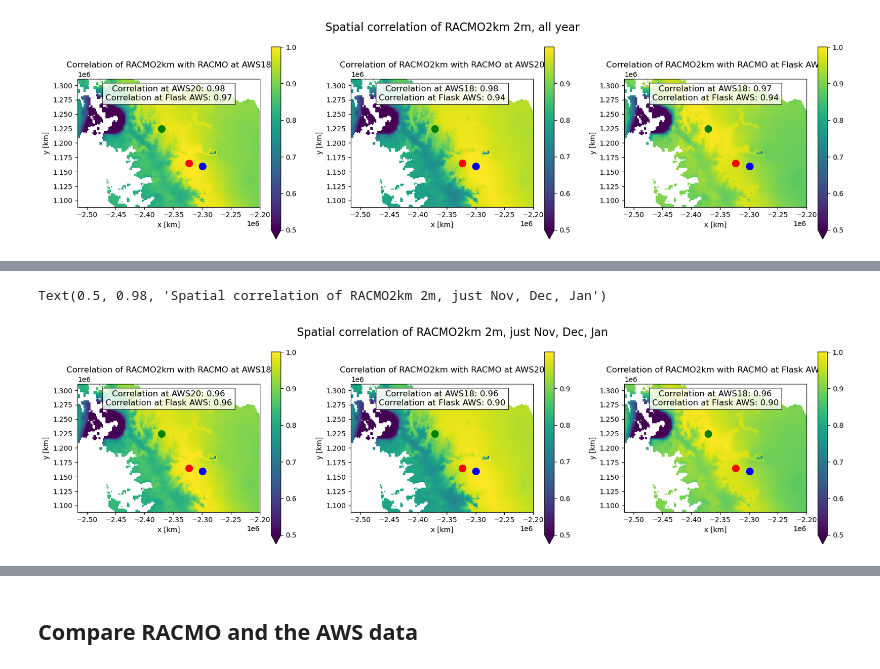
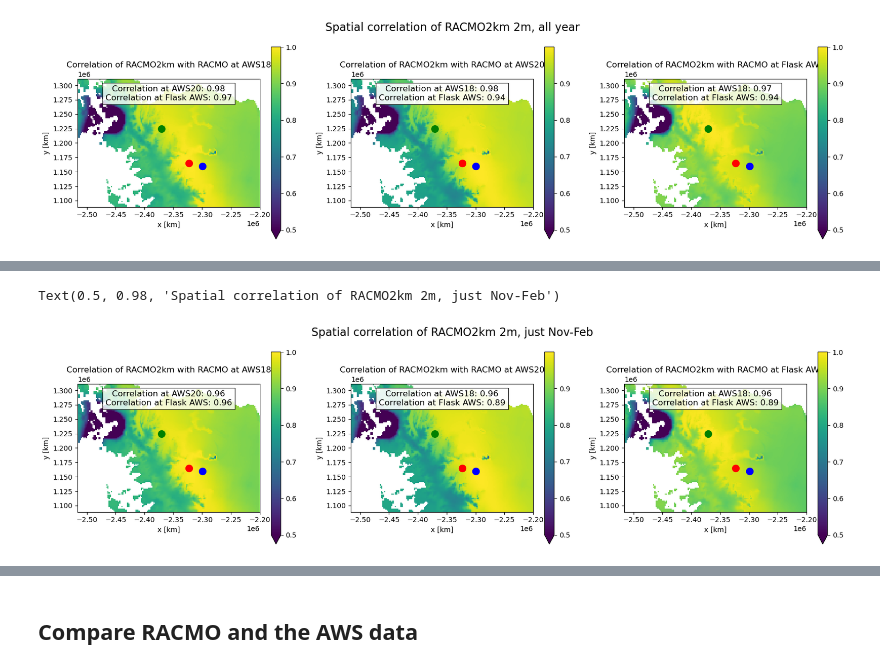
Before and after one commit to ldeo-glaciology/AntPen_NSF_NERC, a Jupyter notebook: code/aws/larsen_AWS_RACMO2km.ipynb, the cells around one changed output, grey strips where cells are left out. Saved outputs shown, nothing was run; the diff lists cells and outputs as text; code cells hidden in the pictures.

```diff
--- a/code/aws/larsen_AWS_RACMO2km.ipynb
+++ b/code/aws/larsen_AWS_RACMO2km.ipynb
@@ -188,9 +191,9 @@ axs[2].plot([min_temp, max_temp], [min_temp, max_temp], color='black', linestyle
 [<matplotlib.lines.Line2D at 0x...>]
 [figure]
 # %%
-corr_18=xr.corr(racmo_at_aws18, ds_wide.t2mcorr, dim='time')
-corr_20=xr.corr(racmo_at_aws20, ds_wide.t2mcorr, dim='time')
-corr_flask=xr.corr(racmo_at_flask_AWS, ds_wide.t2mcorr, dim='time')
+corr_18=xr.corr(racmo_at_aws18_T, ds_wide.t2mcorr, dim='time')
+corr_20=xr.corr(racmo_at_aws20_T, ds_wide.t2mcorr, dim='time')
+corr_flask=xr.corr(racmo_at_flask_AWS_T, ds_wide.t2mcorr, dim='time')
 # %%
 fig, axs = plt.subplots(1, 3, figsize=(20, 5))
 corr_18.plot(ax=axs[0], vmin=0.5)
@@ -219,12 +222,27 @@ fig.suptitle('Spatial correlation of RACMO2km 2m, all year', fontsize=16)
 Text(0.5, 0.98, 'Spatial correlation of RACMO2km 2m, all year')
 [figure]
 # %%
-ds_wide_sum = ds_wide.where(ds_wide.time.dt.month.isin([11, 12, 1]), drop=True)
+summer_month_numbers = [11, 12, 1, 2]
+winter_month_numbers = [3, 4, 5, 6, 7, 8, 9, 10]
+ds_wide_sum = ds_wide.where(ds_wide.time.dt.month.isin(summer_month_numbers), drop=True)
+ds_wide_winter = ds_wide.where(ds_wide.time.dt.month.isin(winter_month_numbers), drop=True)
 # %%
-racmo_at_aws18_sum = ds_wide_sum.sel(x=aws18_locations.geometry.x.values[0], y=aws18_locations.geometry.y.values[0], method='nearest').t2mcorr - 273.15
-racmo_at_aws20_sum = ds_wide_sum.sel(x=aws20_locations.geometry.x.values[0], y=aws20_locations.geometry.y.values[0], method='nearest').t2mcorr - 273.15
-racmo_at_flask_sum = ds_wide_sum.sel(x=flask_AWS_location.geometry.x.values[0], y=flask_AWS_location.geometry.y.values[0], method='nearest').t2mcorr - 273.15
+# summer
 
-corr_18_sum=xr.corr(racmo_at_aws18_sum, ds_wide_sum.t2mcorr, dim='time')
-corr_20_sum=xr.corr(racmo_at_aws20_sum, ds_wide_sum.t2mcorr, dim='time')
-corr_flask_sum=xr.corr(racmo_at_flask_sum, ds_wide_sum.t2mcorr, dim='time')
+racmo_at_aws18_sum_T = ds_wide_sum.sel(x=aws18_locations.geometry.x.values[0], y=aws18_locations.geometry.y.values[0], method='nearest').t2mcorr - 273.15
+racmo_at_aws20_sum_T = ds_wide_sum.sel(x=aws20_locations.geometry.x.values[0], y=aws20_locations.geometry.y.values[0], method='nearest').t2mcorr - 273.15
+racmo_at_flask_sum_T = ds_wide_sum.sel(x=flask_AWS_location.geometry.x.values[0], y=flask_AWS_location.geometry.y.values[0], method='nearest').t2mcorr - 273.15
+
+corr_18_sum=xr.corr(racmo_at_aws18_sum_T, ds_wide_sum.t2mcorr, dim='time')
+corr_20_sum=xr.corr(racmo_at_aws20_sum_T, ds_wide_sum.t2mcorr, dim='time')
+corr_flask_sum=xr.corr(racmo_at_flask_sum_T, ds_wide_sum.t2mcorr, dim='time')
+
+# winter
+racmo_at_aws18_winter_T = ds_wide_winter.sel(x=aws18_locations.geometry.x.values[0], y=aws18_locations.geometry.y.values[0], method='nearest').t2mcorr - 273.15
+racmo_at_aws20_winter_T = ds_wide_winter.sel(x=aws20_locations.geometry.x.values[0], y=aws20_locations.geometry.y.values[0], method='nearest').t2mcorr - 273.15
+racmo_at_flask_winter_T = ds_wide_winter.sel(x=flask_AWS_location.geometry.x.values[0], y=flask_AWS_location.geometry.y.values[0], method='nearest').t2mcorr - 273.15
+
+
+corr_18_winter=xr.corr(racmo_at_aws18_winter_T, ds_wide_winter.t2mcorr, dim='time')
+corr_20_winter=xr.corr(racmo_at_aws20_winter_T, ds_wide_winter.t2mcorr, dim='time')
+corr_flask_winter=xr.corr(racmo_at_flask_winter_T, ds_wide_winter.t2mcorr, dim='time')
@@ -231,27 +271,27 @@ corr_flask_sum=xr.corr(racmo_at_flask_sum, ds_wide_sum.t2mcorr, dim='time')
 # %%
 fig, axs = plt.subplots(1, 3, figsize=(20, 5))
 corr_18.plot(ax=axs[0], vmin=0.5)
 axs[0].set_title('Correlation of RACMO2km with RACMO at AWS18')
 add_dots(axs[0])
 corr_at_20 = corr_18_sum.sel(x=aws20_locations.geometry.x.values[0], y=aws20_locations.geometry.y.values[0], method='nearest')
 corr_at_flask = corr_18_sum.sel(x=flask_AWS_location.geometry.x.values[0], y=flask_AWS_location.geometry.y.values[0], method='nearest')
 axs[0].text(0.5, 0.95, f'Correlation at AWS20: {corr_at_20.values:.2f}\nCorrelation at Flask AWS: {corr_at_flask.values:.2f}', horizontalalignment='center', verticalalignment='top', transform=axs[0].transAxes, fontsize=12, bbox=dict(facecolor='white', alpha=0.8))
 
 corr_20.plot(ax=axs[1], vmin=0.5)
 axs[1].set_title('Correlation of RACMO2km with RACMO at AWS20')
 add_dots(axs[1])
 corr_at_18 = corr_20_sum.sel(x=aws18_locations.geometry.x.values[0], y=aws18_locations.geometry.y.values[0], method='nearest')
 corr_at_flask = corr_20_sum.sel(x=flask_AWS_location.geometry.x.values[0], y=flask_AWS_location.geometry.y.values[0], method='nearest')
 axs[1].text(0.5, 0.95, f'Correlation at AWS18: {corr_at_18.values:.2f}\nCorrelation at Flask AWS: {corr_at_flask.values:.2f}', horizontalalignment='center', verticalalignment='top', transform=axs[1].transAxes, fontsize=12, bbox=dict(facecolor='white', alpha=0.9))
 
 corr_flask.plot(ax=axs[2], vmin=0.5)
 axs[2].set_title('Correlation of RACMO2km with RACMO at Flask AWS')
 add_dots(axs[2])
 corr_at_18 = corr_flask_sum.sel(x=aws18_locations.geometry.x.values[0], y=aws18_locations.geometry.y.values[0], method='nearest')
 corr_at_20 = corr_flask_sum.sel(x=aws20_locations.geometry.x.values[0], y=aws20_locations.geometry.y.values[0], method='nearest')
 axs[2].text(0.5, 0.95, f'Correlation at AWS18: {corr_at_18.values:.2f}\nCorrelation at Flask AWS: {corr_at_20.values:.2f}', horizontalalignment='center', verticalalignment='top', transform=axs[2].transAxes, fontsize=12, bbox=dict(facecolor='white', alpha=0.8))
 
-fig.suptitle('Spatial correlation of RACMO2km 2m, just Nov, Dec, Jan', fontsize=16)
+fig.suptitle('Spatial correlation of RACMO2km 2m, just Nov-Feb', fontsize=16)
 # %% [output]
-Text(0.5, 0.98, 'Spatial correlation of RACMO2km 2m, just Nov, Dec, Jan')
+Text(0.5, 0.98, 'Spatial correlation of RACMO2km 2m, just Nov-Feb')
-[figure, old version]
+[figure, new version]
```
Also changed, not shown: parts of 35 cells of this notebook.
